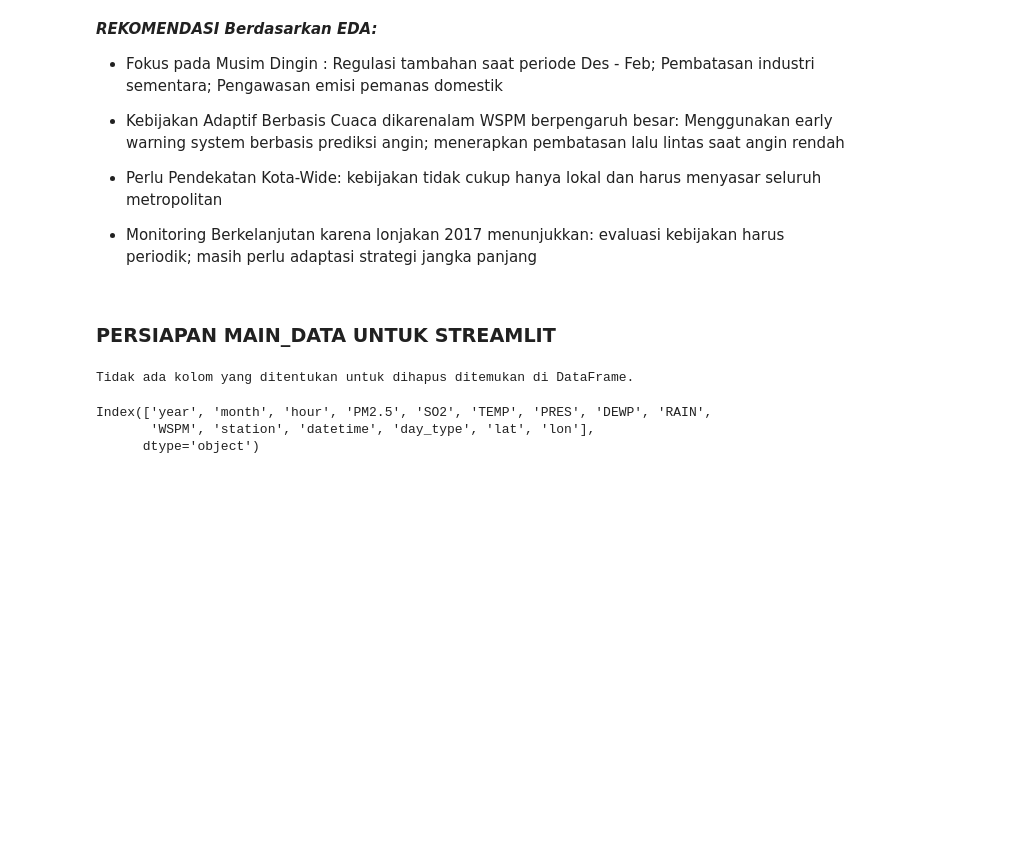
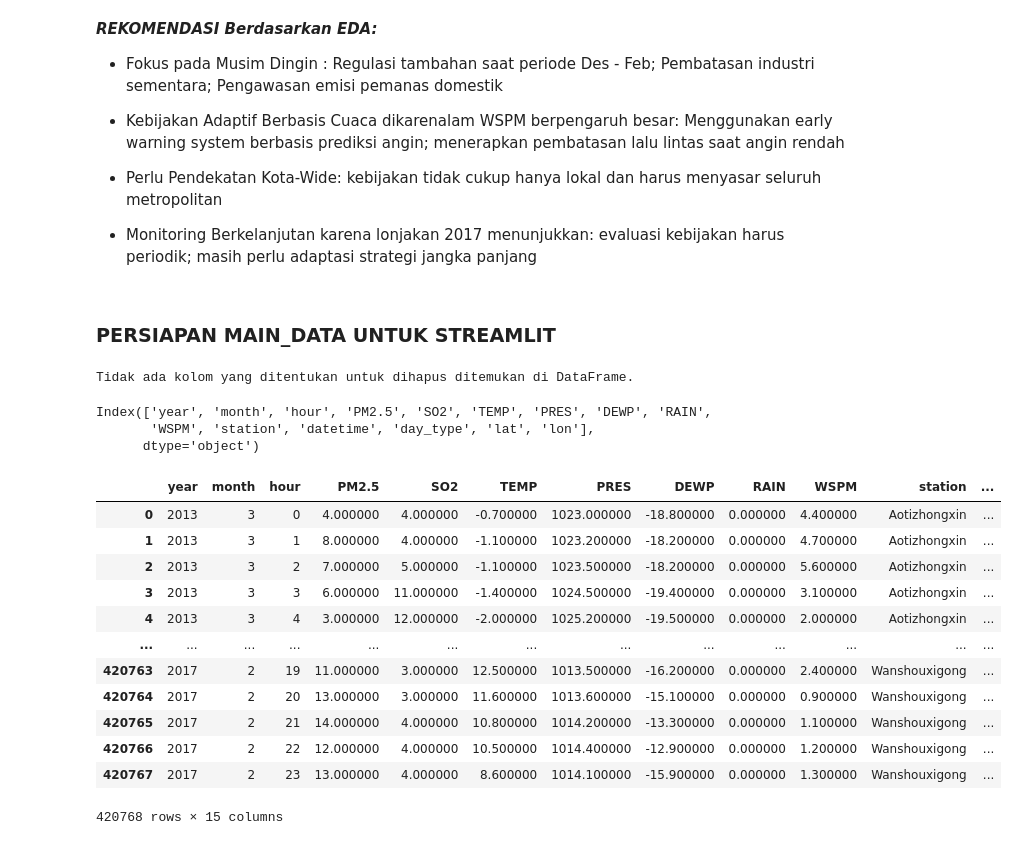
Before and after one commit to rayrahmaa/Air-Quality-Dataset-Data-Analysis, a Jupyter notebook: notebook.ipynb, the cells around one changed output. Saved outputs shown, nothing was run; the diff lists cells and outputs as text; code cells hidden in the pictures; blank space fills up the shorter version.

```diff
--- a/notebook.ipynb
+++ b/notebook.ipynb
@@ -1640,0 +1648,16 @@ Index(['year', 'month', 'hour', 'PM2.5', 'SO2', 'TEMP', 'PRES', 'DEWP', 'RAIN',
+# %%
+pd.read_parquet("main_data.parquet")
+# %% [output]
+|  | year | month | hour | PM2.5 | SO2 | TEMP | PRES | DEWP | RAIN | WSPM | station | ... |
+| 0 | 2013 | 3 | 0 | 4.000000 | 4.000000 | -0.700000 | 1023.000000 | -18.800000 | 0.000000 | 4.400000 | Aotizhongxin | ... |
+| 1 | 2013 | 3 | 1 | 8.000000 | 4.000000 | -1.100000 | 1023.200000 | -18.200000 | 0.000000 | 4.700000 | Aotizhongxin | ... |
+| 2 | 2013 | 3 | 2 | 7.000000 | 5.000000 | -1.100000 | 1023.500000 | -18.200000 | 0.000000 | 5.600000 | Aotizhongxin | ... |
+| 3 | 2013 | 3 | 3 | 6.000000 | 11.000000 | -1.400000 | 1024.500000 | -19.400000 | 0.000000 | 3.100000 | Aotizhongxin | ... |
+| 4 | 2013 | 3 | 4 | 3.000000 | 12.000000 | -2.000000 | 1025.200000 | -19.500000 | 0.000000 | 2.000000 | Aotizhongxin | ... |
+| ... | ... | ... | ... | ... | ... | ... | ... | ... | ... | ... | ... | ... |
+| 420763 | 2017 | 2 | 19 | 11.000000 | 3.000000 | 12.500000 | 1013.500000 | -16.200000 | 0.000000 | 2.400000 | Wanshouxigong | ... |
+| 420764 | 2017 | 2 | 20 | 13.000000 | 3.000000 | 11.600000 | 1013.600000 | -15.100000 | 0.000000 | 0.900000 | Wanshouxigong | ... |
+| 420765 | 2017 | 2 | 21 | 14.000000 | 4.000000 | 10.800000 | 1014.200000 | -13.300000 | 0.000000 | 1.100000 | Wanshouxigong | ... |
+| 420766 | 2017 | 2 | 22 | 12.000000 | 4.000000 | 10.500000 | 1014.400000 | -12.900000 | 0.000000 | 1.200000 | Wanshouxigong | ... |
+| 420767 | 2017 | 2 | 23 | 13.000000 | 4.000000 | 8.600000 | 1014.100000 | -15.900000 | 0.000000 | 1.300000 | Wanshouxigong | ... |
+420768 rows × 15 columns
```
Also changed, not shown: parts of 5 cells of this notebook.
